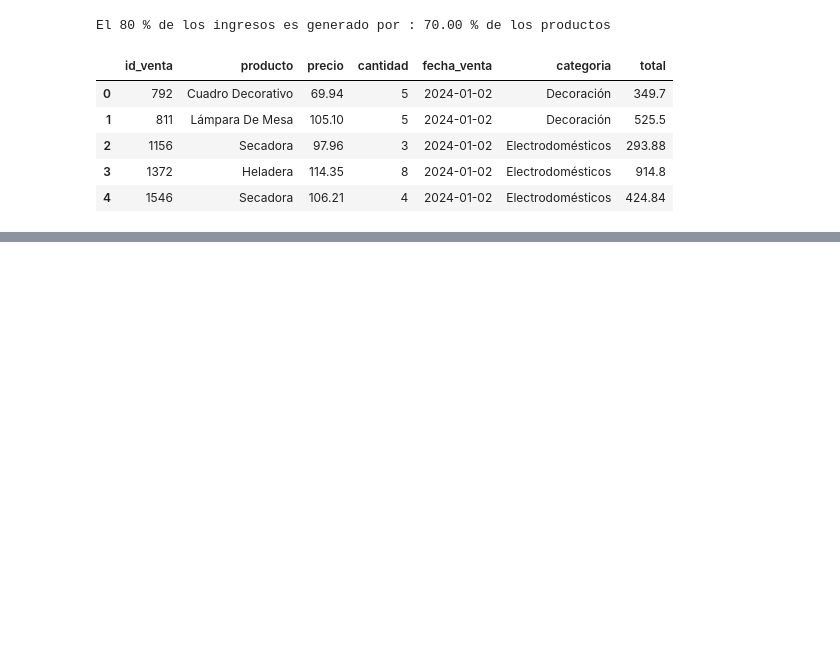
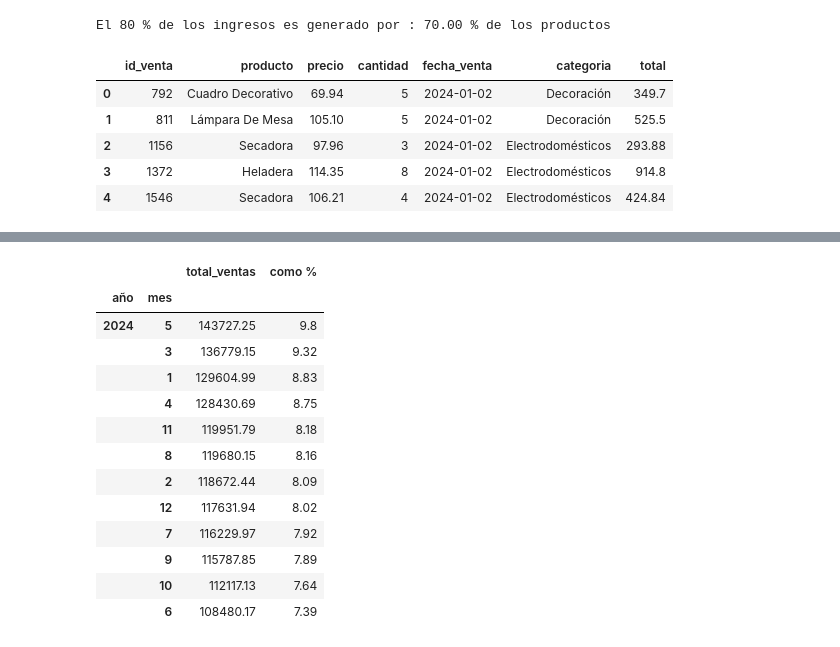
Before and after one commit to dataccounting/Sanvido-Gonzalo-comision-26252-TPI-data-analytics, a Jupyter notebook: Sanvido.Gonzalo.comision.25262.TPI.data.analytics.ipynb, the cells around one changed output, grey strips where cells are left out. Saved outputs shown, nothing was run; the diff lists cells and outputs as text; code cells hidden in the pictures; blank space fills up the shorter version.

```diff
--- a/Sanvido.Gonzalo.comision.25262.TPI.data.analytics.ipynb
+++ b/Sanvido.Gonzalo.comision.25262.TPI.data.analytics.ipynb
@@ -711,0 +750,18 @@ ventas_clean.groupby(by=['año','mes']).agg(total_ventas = ('total', 'sum'))
+# %%
+resumen_prod_2['como %'] = (resumen_prod_2['total_ventas'] / resumen_prod_2['total_ventas'].sum() * 100).round(2)
+resumen_prod_2
+# %% [output]
+|  |  | total_ventas | como % |
+| año | mes |  |  |
+| 2024 | 5 | 143727.25 | 9.8 |
+|  | 3 | 136779.15 | 9.32 |
+|  | 1 | 129604.99 | 8.83 |
+|  | 4 | 128430.69 | 8.75 |
+|  | 11 | 119951.79 | 8.18 |
+|  | 8 | 119680.15 | 8.16 |
+|  | 2 | 118672.44 | 8.09 |
+|  | 12 | 117631.94 | 8.02 |
+|  | 7 | 116229.97 | 7.92 |
+|  | 9 | 115787.85 | 7.89 |
+|  | 10 | 112117.13 | 7.64 |
+|  | 6 | 108480.17 | 7.39 |
```
Also changed, not shown: parts of 15 cells of this notebook.
